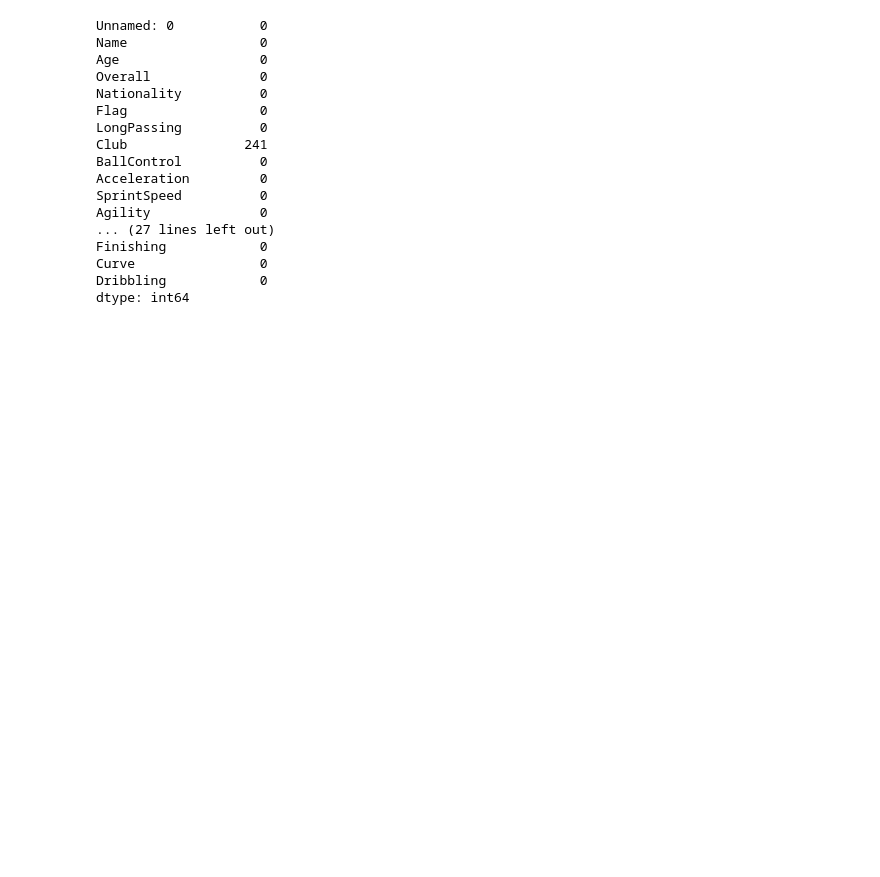
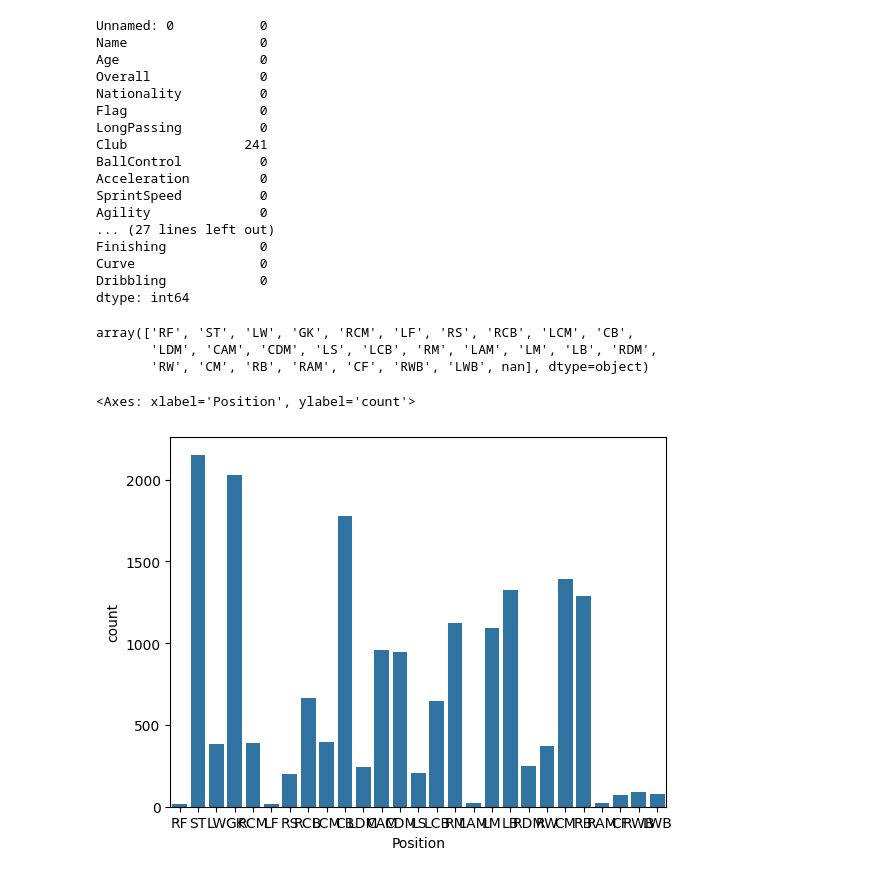
Before and after one commit to Prathmesh2611/STATS-PROJECT, a Jupyter notebook: FIFA_STATS_PROJECT.ipynb, the cells around one changed output. Cells and saved outputs as stored; diff of their text form; code cells hidden in the pictures; blank space fills up the shorter version.

Commit message:
Visualised

```diff
--- a/FIFA_STATS_PROJECT.ipynb
+++ b/FIFA_STATS_PROJECT.ipynb
@@ -186,3 +186,14 @@ Finishing            0
 Curve                0
 Dribbling            0
 dtype: int64
+# %%
+df["Position"].unique()
+# %% [output]
+array(['RF', 'ST', 'LW', 'GK', 'RCM', 'LF', 'RS', 'RCB', 'LCM', 'CB',
+       'LDM', 'CAM', 'CDM', 'LS', 'LCB', 'RM', 'LAM', 'LM', 'LB', 'RDM',
+       'RW', 'CM', 'RB', 'RAM', 'CF', 'RWB', 'LWB', nan], dtype=object)
+# %%
+sns.countplot(x=df['Position'])
+# %% [output]
+<Axes: xlabel='Position', ylabel='count'>
+[figure, added]
```
Also changed, not shown: parts of 17 cells of this notebook.
